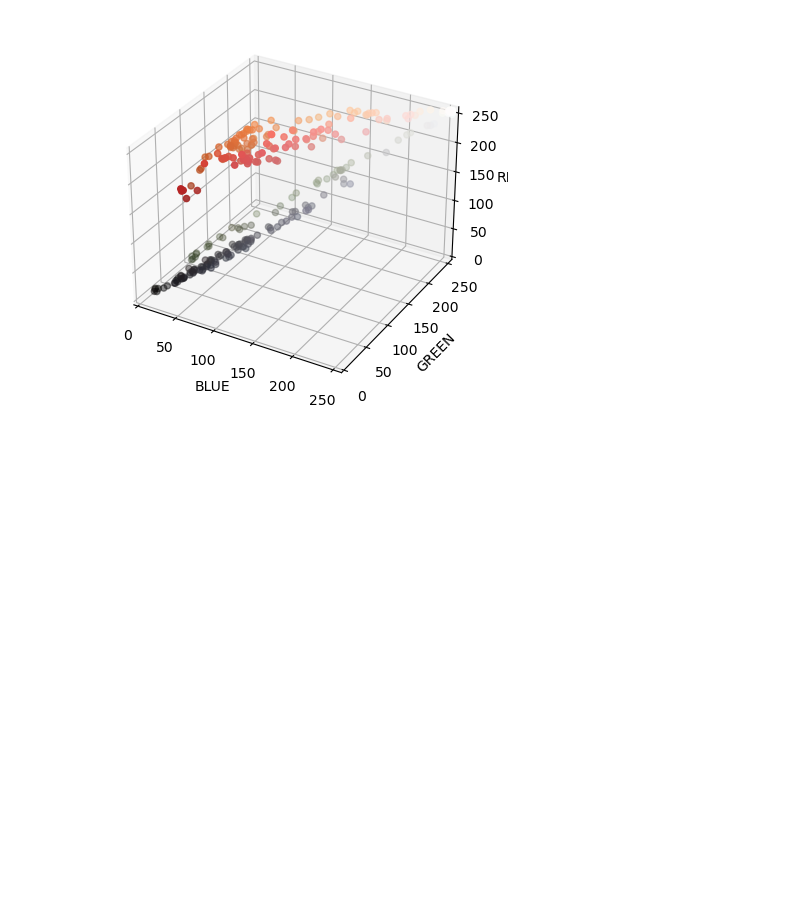
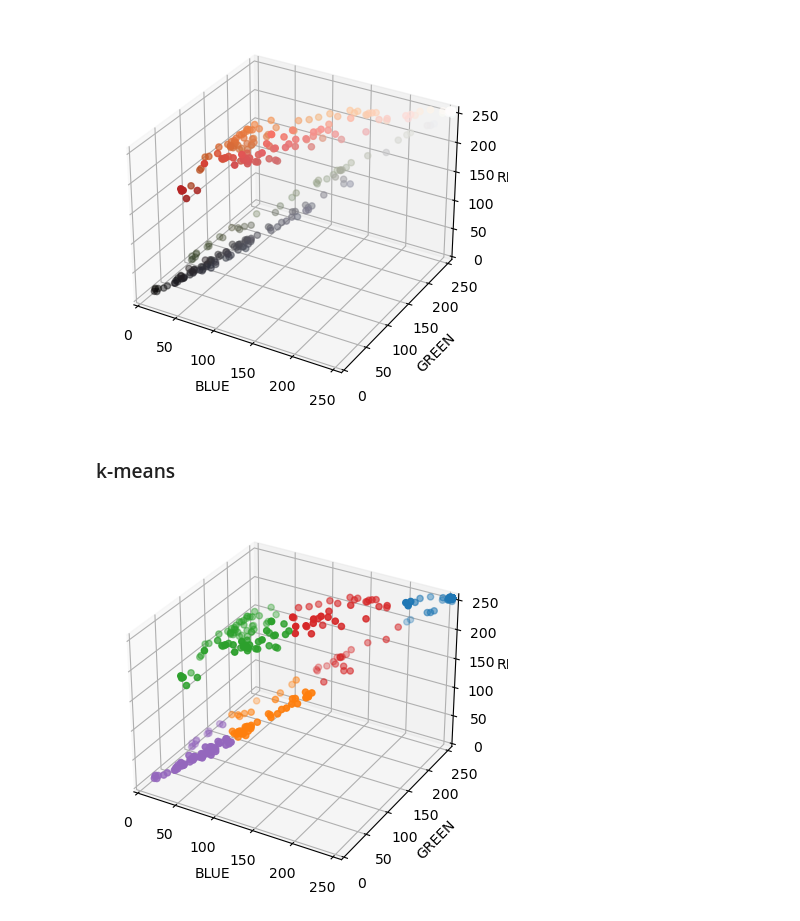
Before and after one commit to RedPanda1618/digitalImage-ch10, a Jupyter notebook: rgb_clustering.ipynb, the cells around one changed output. Drawn from its saved outputs; the diff is of its cells as text; code cells hidden in the pictures; blank space fills up the shorter version.

```diff
--- a/rgb_clustering.ipynb
+++ b/rgb_clustering.ipynb
@@ -32,0 +36,21 @@ plt.show()
+# %% [markdown]
+### k-means
+# %%
+n_clusters = 5
+km = KMeans(n_clusters=n_clusters, random_state=10)
+data = img.reshape(-1, 3)
+label = km.fit_predict(data)
+fig = plt.figure()
+ax = fig.add_subplot(111, projection='3d')
+for i in range(n_clusters):
+    ax.scatter3D(data[:, 0][label==i], data[:, 1][label==i], data[:, 2][label==i])
+
+ax.set_xlabel("BLUE")
+ax.set_ylabel("GREEN")
+ax.set_zlabel("RED")
+ax.set_xlim([0, 255])
+ax.set_ylim([0, 255])
+ax.set_zlim([0, 255])
+plt.show()
+# %% [output]
+[figure, added]
```
Also changed, not shown: parts of 10 cells of this notebook.
